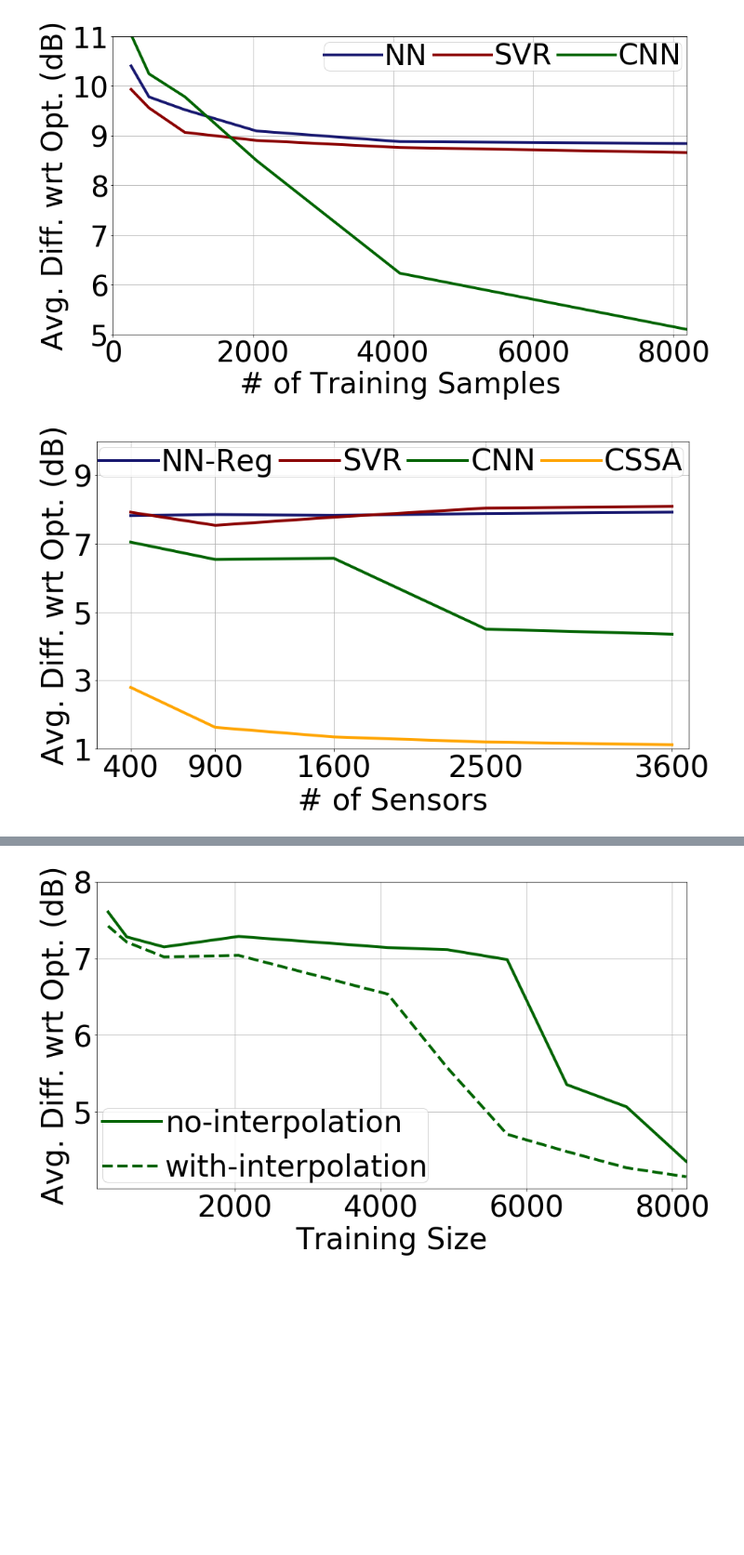
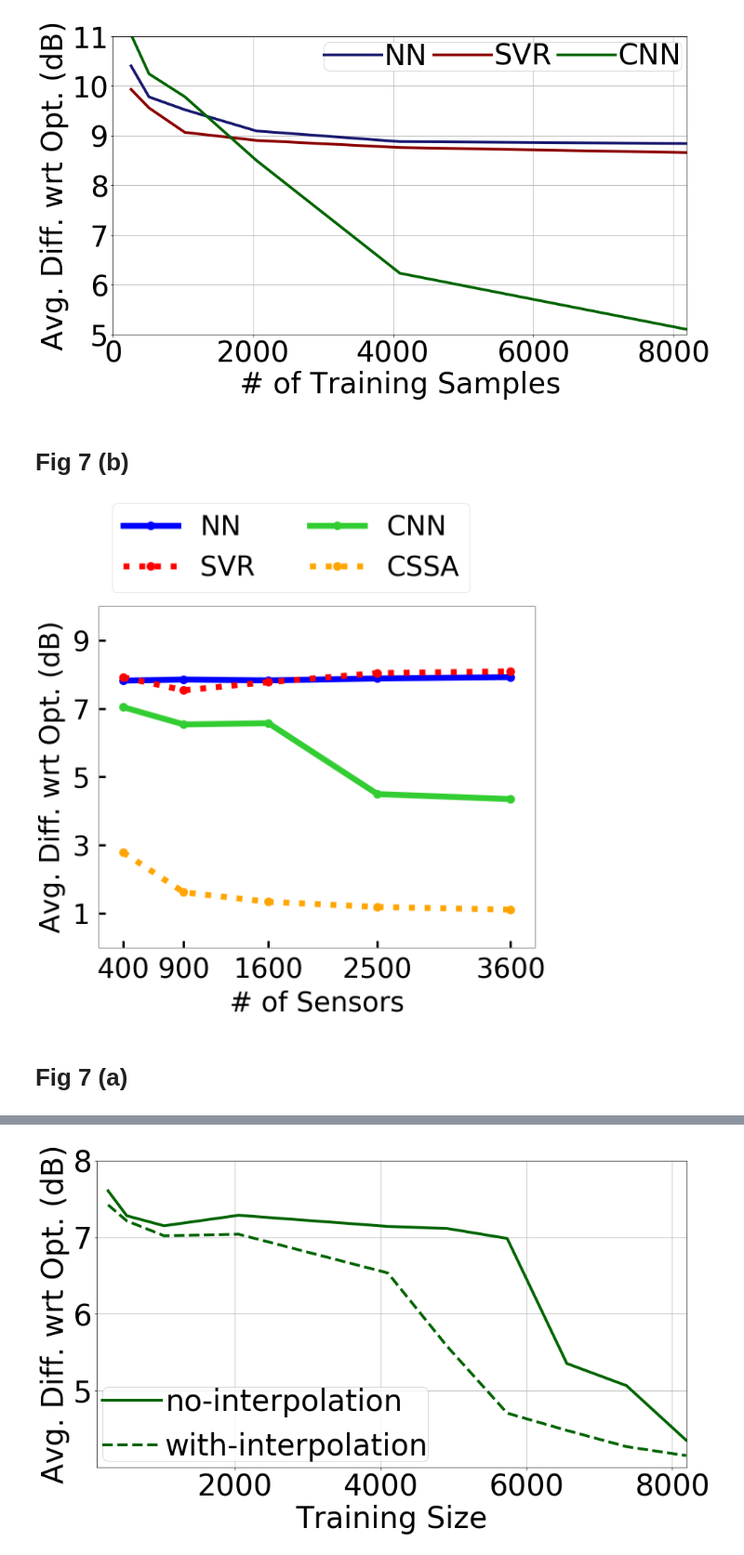
Before and after one commit to shahrokh765/MLSpectrumAllocation, a Jupyter notebook: KNN2.ipynb, the cells around one changed output, grey strips where cells are left out. Shown at 93% size. Drawn from its saved outputs; the diff is of its cells as text; code cells hidden in the pictures; blank space fills up the shorter version.

Commit message:
update plot

```diff
--- a/KNN2.ipynb
+++ b/KNN2.ipynb
@@ -20,8 +20,11 @@ LINE   = dict(zip(METHOD, _LINE))
 MARKER = dict(zip(METHOD, _MARKER))
 
 plt.rcParams['font.size'] = 60
-plt.rcParams['lines.linewidth'] = 15
-plt.rcParams['lines.markersize'] = 20
+plt.rcParams['lines.linewidth'] = 13
+plt.rcParams['lines.markersize'] = 18
+
+X_LEN=16
+Y_LEN=14
 # %%
 ### MAX_POWER ANAlysis
 #variable training samples, no noise, field 200*200, validation samples training/3, test samples 40k
@@ -1512,6 +1519,8 @@ plt.savefig('ML/results/Changing_10_20PUs_1_10SUs_1000m_alpha3_noise1_1000grid_1
             bbox_inches = 'tight', pad_inches = 0)
 # %% [output]
 [figure]
+# %% [markdown]
+# Fig 7 (b)
 # %%
 ### MAX_POWER ANAlysis, Effect of sensor density, Training Set is 8K
 #variable training samples, noisy(std=1), field 1000*1000, validation samples training/3, test samples 40k
@@ -1555,77 +1564,50 @@ plt.savefig('ML/results/Changing_10_20PUs_1_10SUs_1000m_alpha3_noise1_1000grid_1
 # sensors = True
 average_diff = []
 fp = []
 sensor_numbers = [400, 900, 1600, 2500, 3600]
 training_samples = sensor_numbers
 
-
-## LR
-# average_diff.append([])
-
-# fp.append([])
-
-
 ## NN
 average_diff.append([7.821, 7.854, 7.828, 7.884, 7.923])
 fp.append([3.652, 3.403, 3.742, 3.592, 3.621])
 # best_lambda = [1, 1, 1]
 
 ## SVR
 average_diff.append([7.921, 7.538, 7.777, 8.043, 8.092])
 fp.append([4.231, 4.099, 4.184, 4.36, 4.41])
 
-
-
 ## CNN
 average_diff.append([7.045, 6.538, 6.574, 4.497, 4.351])
 fp.append([3.831, 3.696, 4.082, 2.103, 1.843])
 
 # CSSA - Shaifur
 average_diff.append([ 2.79, 1.62, 1.34, 1.19, 1.11]) # 4.22 for 100
 fp.append([0.67, 0.51, 0.53, 0.54, 0.57]) # 0.71 for 100
 
+fig, ax = plt.subplots(figsize=(16, 16))
+fig.subplots_adjust(left=0.15, right=0.98, top=0.8, bottom=0.15)
 
+plt.plot(training_samples, average_diff[0], color=COLOR['NN'],   marker=MARKER['NN'],   linestyle=LINE['NN'])
+plt.plot(training_samples, average_diff[1], color=COLOR['SVR'],  marker=MARKER['SVR'],  linestyle=LINE['SVR'])
+plt.plot(training_samples, average_diff[2], color=COLOR['CNN'],  marker=MARKER['CNN'],  linestyle=LINE['CNN'])
+plt.plot(training_samples, average_diff[3], color=COLOR['CSSA'], marker=MARKER['CSSA'], linestyle=LINE['CSSA'])
 
-
-line_width = 4
-marker_size = 10
-reg_style = 'solid'
-class_reg = 'dashed'
-fig = plt.figure(figsize=(15,8))
-ax = fig.add_subplot(1,1,1)
-# plt.plot(training_samples, average_diff[0], color='r', linewidth=line_width, markersize=marker_size, linestyle=reg_style)
-plt.plot(training_samples, average_diff[0], color='midnightblue',
-         linewidth=line_width, markersize=marker_size, linestyle=reg_style)
-plt.plot(training_samples, average_diff[1], color='darkred', linewidth=line_width,
-         markersize=marker_size, linestyle=reg_style)
-plt.plot(training_samples, average_diff[2], color='darkgreen', linewidth=line_width,
-         markersize=marker_size, linestyle=reg_style)
-plt.plot(training_samples, average_diff[3], color='orange', linewidth=line_width,
-         markersize=marker_size, linestyle=reg_style)
-# plt.plot(training_samples, average_diff[4], color='darkorange', linewidth=line_width,
-#          markersize=marker_size, linestyle=reg_style)
-plt.xlabel('# of Sensors', fontsize=42)
-plt.ylabel('Avg. Diff. wrt Opt. (dB)', fontsize=42)
-# plt.title('Dynamic PUs(1000m*1000m)\n, alpha: 3, \n changing number of sensors')
-plt.grid(True)
+plt.xlabel('# of Sensors', labelpad=15)
+plt.ylabel('Avg. Diff. wrt Opt. (dB)', labelpad=15)
 
 ax.set_yticks(np.arange(1, 10, 2))
 ax.set_xticks([400, 900, 1600, 2500, 3600])
-plt.rcParams.update({'font.size': 42})
-ax.tick_params(axis='x', labelsize=42)
-ax.tick_params(axis='y', labelsize=42)
+ax.tick_params(direction='in', length=15, width=5, pad=20)
 
-# matplotlib.rcParams.update({'font.size': 22})
-
-ax.set_ylim([1, 10])
-ax.set_xlim([200, 3700])
-plt.legend([ 'NN-Reg', 'SVR', 'CNN', 'CSSA'], ncol=4, loc='best', handletextpad=0.1,
-           borderpad=0, columnspacing=0.2, borderaxespad=0.2)
-# plt.legend(handletextpad=0.1)
-plt.savefig('ML/results/Changing_10_20PUs_1000m_alpha3_noise1_1000grid_1cell_changing_number_sensors.png',
-            bbox_inches = 'tight', pad_inches = 0)
+ax.set_ylim([0, 10])
+ax.set_xlim([200, 3800])
+box_to_anchor = (0, 1)
+plt.legend([ 'NN', 'SVR', 'CNN', 'CSSA'], bbox_to_anchor=box_to_anchor, ncol=2, loc='lower left')
+plt.savefig('ML/results/Changing_10_20PUs_1000m_alpha3_noise1_1000grid_1cell_changing_number_sensors.png')
 # %% [output]
-[figure, old version]
+[figure, new version]
+# %% [markdown]
+# Fig 7 (a)
 # %%
 ### MAX_POWER ANAlysis, Effect of training set using 3600 sensor
 #variable training samples, noisy(std=1), field 1000*1000, validation samples training/3, test samples 40k
```
Also changed, not shown: parts of 5 cells of this notebook.
